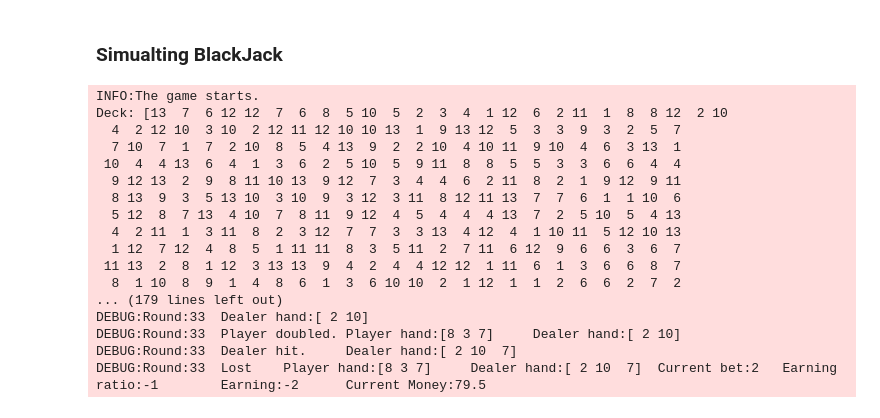
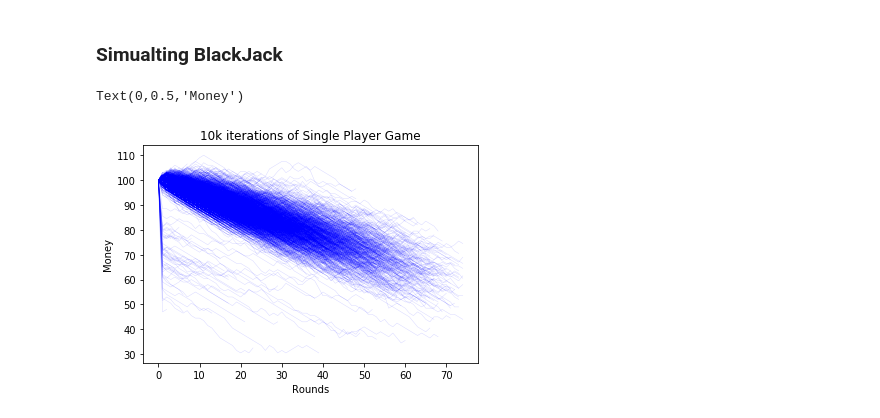
Before and after one commit to burakonal89/blackjack, a Jupyter notebook: blackjack.ipynb, the cells around one changed output. Saved outputs shown, nothing was run; the diff lists cells and outputs as text; code cells hidden in the pictures.

```diff
--- a/blackjack.ipynb
+++ b/blackjack.ipynb
@@ -5,3 +5,28 @@ import numpy as np
 import matplotlib.pyplot as plt
 %matplotlib inline
 from game import Game
+# %%
+game = Game(1, 100, 1, 8, "warning")
+money = [100]
+round_ = 0
+while round_ < int(1e5):
+    if game.index < game.cut_card and game.index < game.deck_length:
+        game.round += 1
+        round_ += 1
+        if game.play_round():
+            money.append(game.players[0].money)
+        else:
+            plt.plot(money, 'b-', alpha=0.15, linewidth=0.5)
+            game = Game(1, 100, 1, 8, "warning")
+            money = [100]
+    else:
+        plt.plot(money, 'b-', alpha=0.15, linewidth=0.5)
+#         time.sleep(1)
+        game = Game(1, game.players[0].money, 1, 8, "warning")
+        money = [100]
+plt.title("10k iterations of Single Player Game")
+plt.xlabel("Rounds")
+plt.ylabel("Money")
+# %% [output]
+Text(0,0.5,'Money')
+[figure, added]
@@ -8,5 +52,5 @@ from game import Game
 # %%
-game = Game(1, 100, 1, 8, "debug")
+game = Game(1, 100, 1, 8, "warning")
 xlist = [100]
 # keep playing as long as money is above 80
 while game.players[0].money > 80:
@@ -16,27 +60,13 @@ while game.players[0].money > 80:
         if game.play_round():
             xlist.append(game.players[0].money)
         else:
-            game = Game(1, game.players[0].money, 1, 8, "debug")
+            game = Game(1, game.players[0].money, 1, 8, "warning")
     else:
-        game = Game(1, game.players[0].money, 1, 8, "debug")
+        game = Game(1, game.players[0].money, 1, 8, "warning")
+plt.plot("xlist")
+plt.title("Single Player Game till 80$")
+plt.xlabel("Round")
+plt.ylabel("Money")
-# %% [output]
-INFO:The game starts.
-Deck: [13  7  6 12 12  7  6  8  5 10  5  2  3  4  1 12  6  2 11  1  8  8 12  2 10
-  4  2 12 10  3 10  2 12 11 12 10 10 13  1  9 13 12  5  3  3  9  3  2  5  7
-  7 10  7  1  7  2 10  8  5  4 13  9  2  2 10  4 10 11  9 10  4  6  3 13  1
- 10  4  4 13  6  4  1  3  6  2  5 10  5  9 11  8  8  5  5  3  3  6  6  4  4
-  9 12 13  2  9  8 11 10 13  9 12  7  3  4  4  6  2 11  8  2  1  9 12  9 11
-  8 13  9  3  5 13 10  3 10  9  3 12  3 11  8 12 11 13  7  7  6  1  1 10  6
-  5 12  8  7 13  4 10  7  8 11  9 12  4  5  4  4  4 13  7  2  5 10  5  4 13
-  4  2 11  1  3 11  8  2  3 12  7  7  3  3 13  4 12  4  1 10 11  5 12 10 13
-  1 12  7 12  4  8  5  1 11 11  8  3  5 11  2  7 11  6 12  9  6  6  3  6  7
- 11 13  2  8  1 12  3 13 13  9  4  2  4  4 12 12  1 11  6  1  3  6  6  8  7
-  8  1 10  8  9  1  4  8  6  1  3  6 10 10  2  1 12  1  1  2  6  6  2  7  2
-... (179 lines left out)
-DEBUG:Round:33  Dealer hand:[ 2 10]
-DEBUG:Round:33  Player doubled. Player hand:[8 3 7]     Dealer hand:[ 2 10]
-DEBUG:Round:33  Dealer hit.     Dealer hand:[ 2 10  7]
-DEBUG:Round:33  Lost    Player hand:[8 3 7]     Dealer hand:[ 2 10  7]  Current bet:2   Earning ratio:-1        Earning:-2      Current Money:79.5
 # %%
 plt.plot(xlist)
 # %% [output]
```
Also changed, not shown: parts of 6 cells of this notebook.
